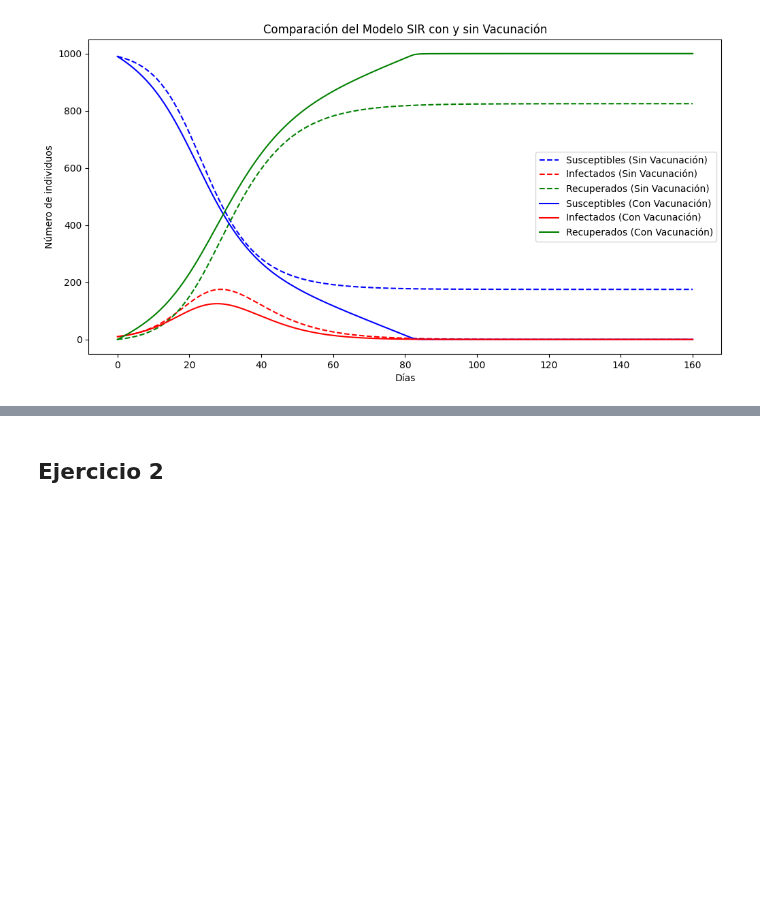
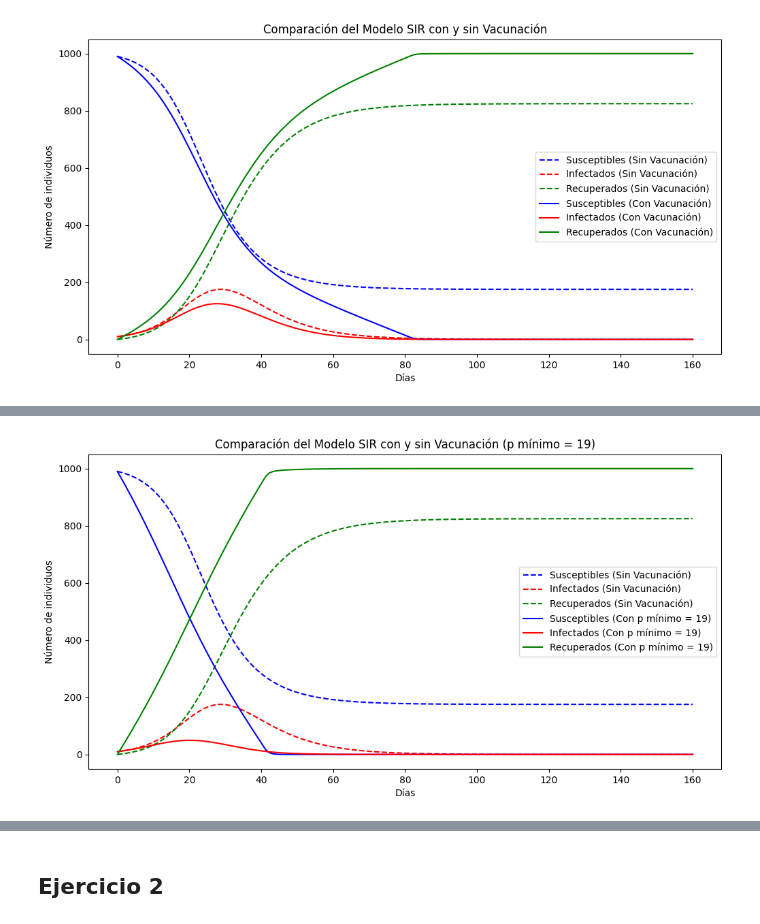
Before and after one commit to Davidgrcdz/SACSE-Practicas, a Jupyter notebook: Ejercicios/Ejercicios_propuestos_práctica3.ipynb, the cells around one changed output, grey strips where cells are left out. Drawn from its saved outputs; the diff is of its cells as text; code cells hidden in the pictures; blank space fills up the shorter version.

```diff
--- a/Ejercicios/Ejercicios_propuestos_práctica3.ipynb
+++ b/Ejercicios/Ejercicios_propuestos_práctica3.ipynb
@@ -265,0 +263,87 @@ plt.show()
+# %%
+# Parámetros del modelo
+N = 1000        # tamaño de la población
+re = 3          # número de encuentros por día por persona
+ri = 0.1        # tasa de infección por encuentro
+beta = re * ri  # tasa de contacto por día
+T = 7           # duración de la enfermedad en días
+gamma = 1 / T   # tasa de recuperación
+days = 160      # número de días a simular
+t = np.linspace(0, days, days)
+
+# Condiciones iniciales
+S0 = N - 10     # susceptibles iniciales (la mayoría de la población)
+X0 = 10         # infectados iniciales
+R0 = 0          # recuperados iniciales
+initial_conditions = [S0, X0, R0]
+
+# Umbral de control de infectados (por ejemplo, 5% de la población)
+max_infectados_umbral = 0.05 * N
+
+# --- Modelo SIR sin vacunación ---
+def sir_model(y, t, beta, gamma, N):
+    S, X, R = y
+    dS_dt = -beta * S * X / N
+    dX_dt = beta * S * X / N - gamma * X
+    dR_dt = gamma * X
+    return [dS_dt, dX_dt, dR_dt]
+
+# --- Modelo SIR con vacunación ---
+def sir_vacunacion_model(y, t, beta, gamma, N, p):
+    S, X, R = y
+    # Asegurarse de no vacunar más susceptibles de los que hay
+    vacunados = min(S, p)
+    dS_dt = -beta * S * X / N - vacunados
+    dX_dt = beta * S * X / N - gamma * X
+    dR_dt = gamma * X + vacunados
+    return [dS_dt, dX_dt, dR_dt]
+
+# --- Función para encontrar el mínimo valor de p que controla la enfermedad ---
+def encontrar_minimo_p(beta, gamma, N, max_infectados_umbral, days):
+    p = 1  # Iniciar con una persona vacunada por día
+    while True:
+        # Simulación del modelo SIR con vacunación fija
+        solution = odeint(sir_vacunacion_model, initial_conditions, t, args=(beta, gamma, N, p))
+        S, X, R = solution.T
+
+        # Verificar el máximo de infectados
+        max_infectados = max(X)
+
+        # Si el pico de infectados está por debajo del umbral, hemos encontrado el mínimo p
+        if max_infectados <= max_infectados_umbral:
+            return p, max_infectados
+
+        # Incrementar p si el umbral no se ha alcanzado
+        p += 1
+
+# Encontrar el valor mínimo de p
+p_minimo, max_infectados_obtenidos = encontrar_minimo_p(beta, gamma, N, max_infectados_umbral, days)
+
+# Imprimir el resultado
+print(f'El número mínimo de vacunados p* para controlar la enfermedad es {p_minimo} personas por día.')
+print(f'El pico máximo de infectados con este valor de p* es {max_infectados_obtenidos:.2f} personas.')
+
+# Simulación del modelo con el p mínimo encontrado para graficar
+solution_con_p_minimo = odeint(sir_vacunacion_model, initial_conditions, t, args=(beta, gamma, N, p_minimo))
+S_con_p_minimo, X_con_p_minimo, R_con_p_minimo = solution_con_p_minimo.T
+
+# Resolución del sistema de ecuaciones diferenciales sin vacunación (para comparación)
+solution_sin_vacunacion = odeint(sir_model, initial_conditions, t, args=(beta, gamma, N))
+S_sin_vacunacion, X_sin_vacunacion, R_sin_vacunacion = solution_sin_vacunacion.T
+
+# Gráfica de resultados
+plt.figure(figsize=(12, 6))
+plt.plot(t, S_sin_vacunacion, 'b--', label='Susceptibles (Sin Vacunación)')
+plt.plot(t, X_sin_vacunacion, 'r--', label='Infectados (Sin Vacunación)')
+plt.plot(t, R_sin_vacunacion, 'g--', label='Recuperados (Sin Vacunación)')
+
+plt.plot(t, S_con_p_minimo, 'b', label=f'Susceptibles (Con p mínimo = {p_minimo})')
+plt.plot(t, X_con_p_minimo, 'r', label=f'Infectados (Con p mínimo = {p_minimo})')
+plt.plot(t, R_con_p_minimo, 'g', label=f'Recuperados (Con p mínimo = {p_minimo})')
+
+plt.xlabel('Días')
+plt.ylabel('Número de individuos')
+plt.legend()
+plt.title(f'Comparación del Modelo SIR con y sin Vacunación (p mínimo = {p_minimo})')
+plt.show()
+# %% [output]
@@ -265,0 +352 @@ plt.show()
+[figure, added]
```
Also changed, not shown: parts of 10 cells of this notebook.
